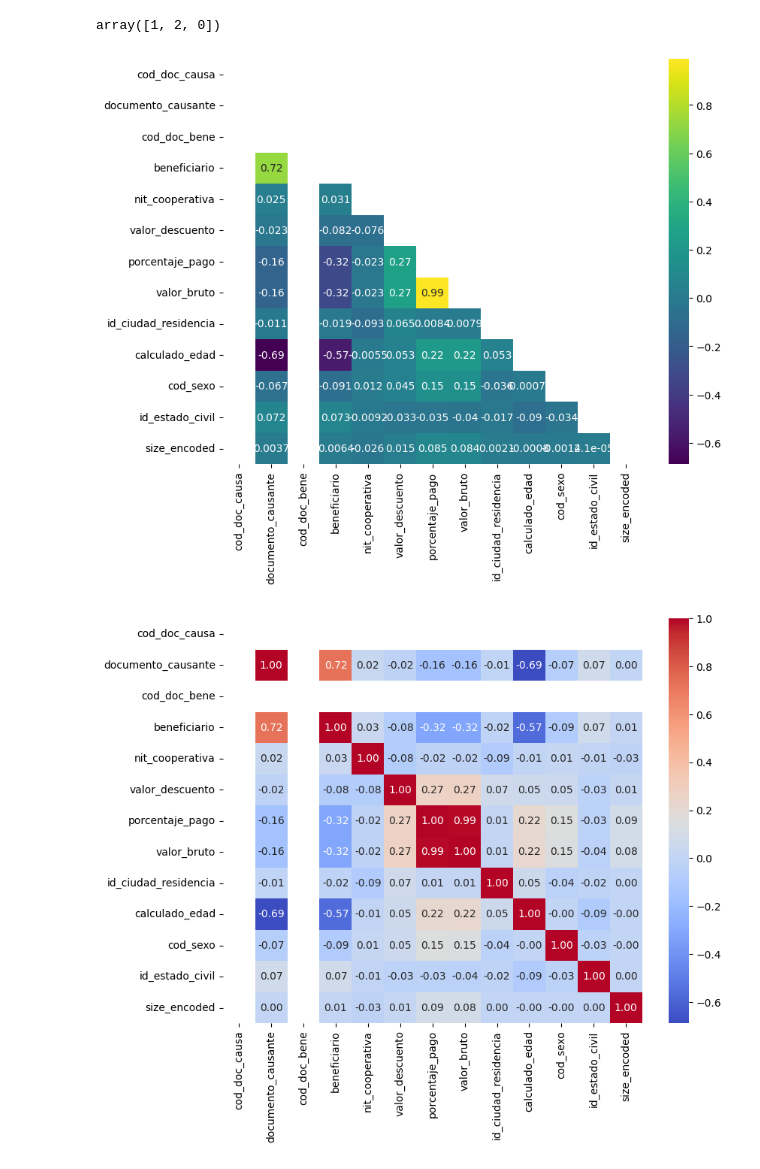
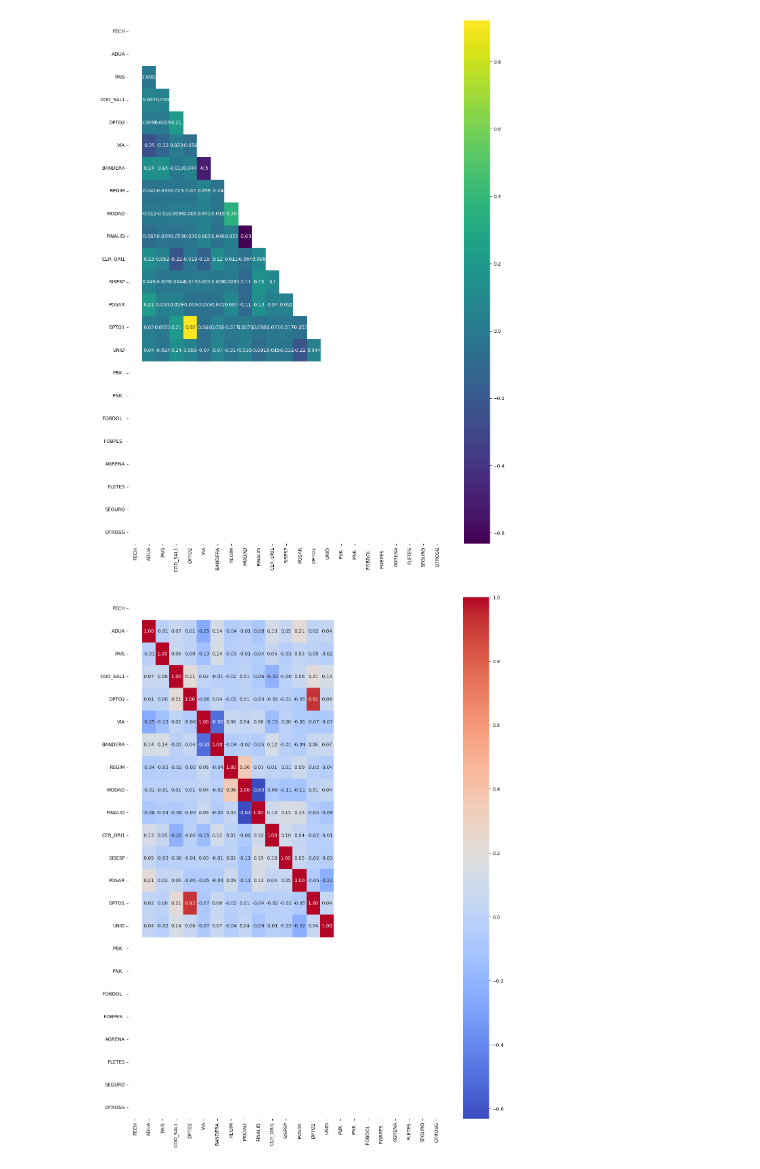
Before and after one commit to stijopa/Tesis, a Jupyter notebook: EDA_Tesis.ipynb, the cells around one changed output. Cells and saved outputs as stored; diff of their text form; code cells hidden in the pictures.

```diff
--- a/EDA_Tesis.ipynb
+++ b/EDA_Tesis.ipynb
@@ -10,5 +8,5 @@ from sklearn.preprocessing import LabelEncoder
 # %%
 ## Lectura del archivo
 
-df = pd.read_csv("C:\\Users\\JohanStivenPaezBermu\\OneDrive - Asulado\\Python\\Python_MSc\\Tesis\\Enero.csv")
-#####df.head()
+df = pd.read_csv("C:\\Users\\JohanStivenPaezBermu\\OneDrive - Asulado\\Python\\Python_MSc\\Tesis\\Febrero.csv")
+####df.head()
@@ -72,23 +99,19 @@ df.corr()
-# %%
-df.size_encoded.unique() ## Me ejecuta un distinct a la columna.
-# %% [output]
-array([1, 2, 0])
 # %%
 corr = df.corr()
-ax = plt.subplots(figsize=(9,7))
+ax = plt.subplots(figsize=(15,20))
 
 mask = np.zeros_like(corr)
 mask[np.triu_indices_from(mask)] = True
 
 ax = sns.heatmap(corr,annot=True, cmap='viridis',mask = mask)
 # %% [output]
-[figure, old version]
+[figure, new version]
 # %%
 corr = df.corr()
-plt.subplots(figsize=(9,7))
+plt.subplots(figsize=(15,20))
 
 sns.heatmap(corr, annot=True, cmap='coolwarm', fmt=".2f")
 
 plt.show()
 # %% [output]
-[figure, old version]
+[figure, new version]
```
Also changed, not shown: parts of 11 cells of this notebook.
